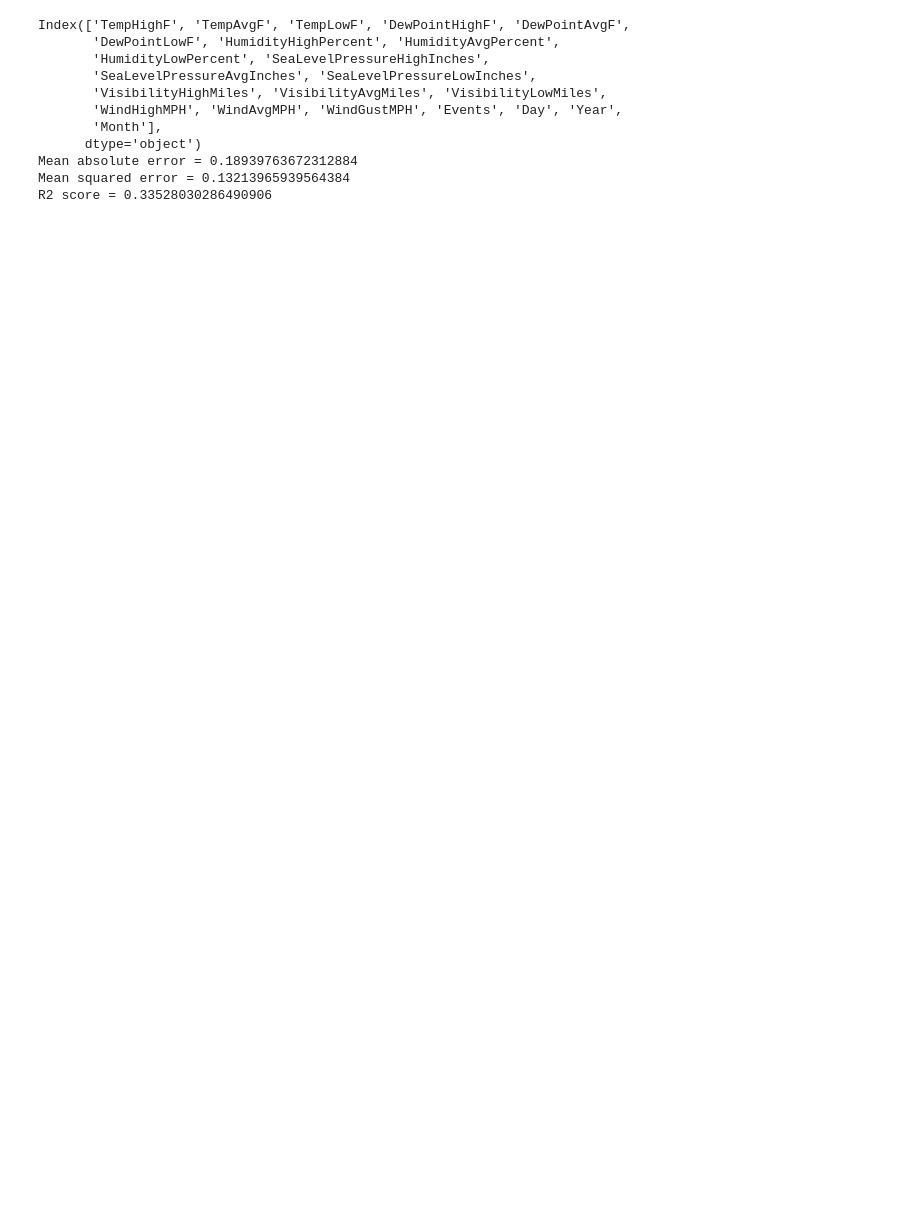
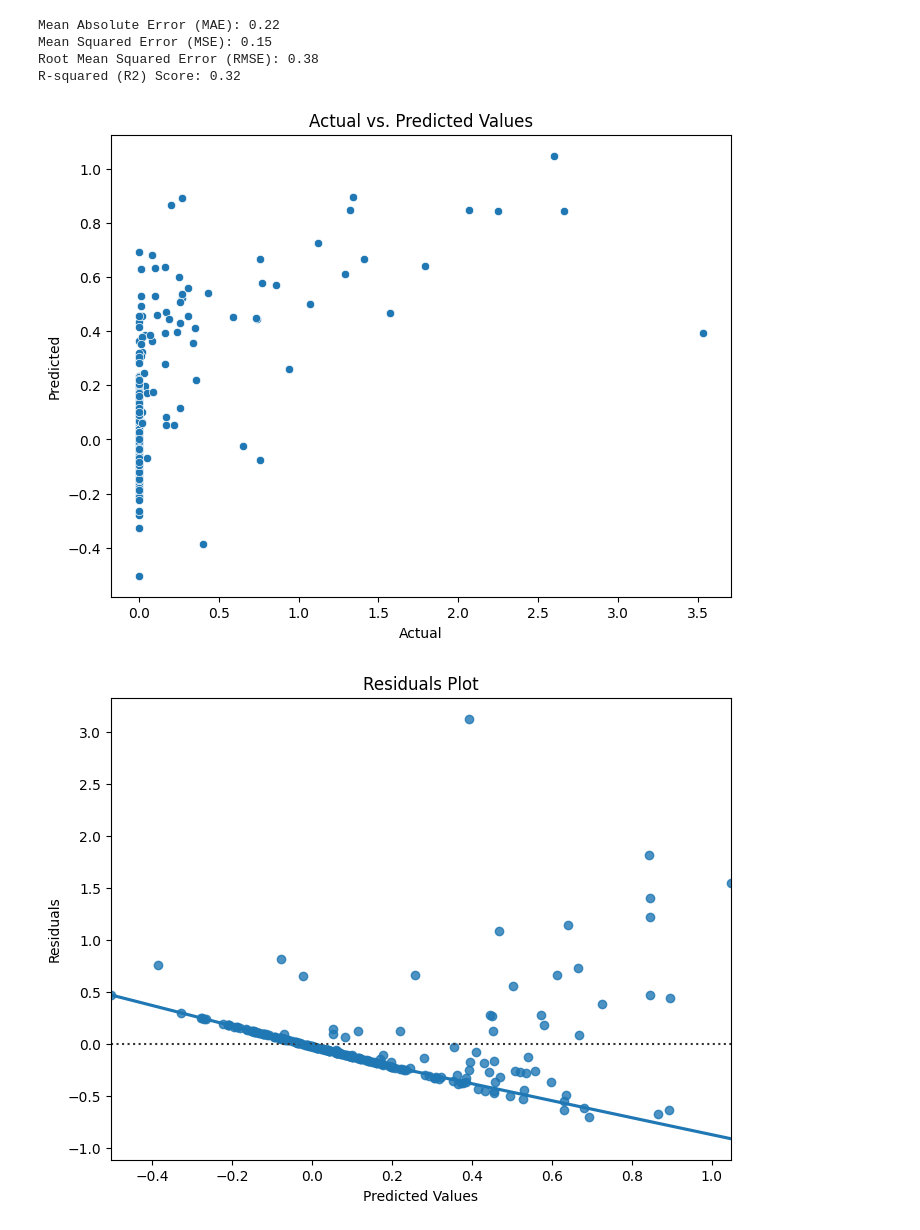
Before and after one commit to Flanker-shyam/Rainfall-Prediction, a Jupyter notebook: main.ipynb, the cells around one changed output. Cells and saved outputs as stored; diff of their text form; code cells hidden in the pictures; blank space fills up the shorter version.

Commit message:
add metrices

```diff
--- a/main.ipynb
+++ b/main.ipynb
@@ -90,24 +75,0 @@ x_std = pd.DataFrame(x_std, columns=X.columns)
-# %%
-x_train, x_test, y_train, y_test = train_test_split(x_std, y)
-
-print(x_train.columns)
-
-reg = linear_model.LinearRegression()
-reg.fit(x_train, y_train)
-y_pred = reg.predict(x_test)
-
-print('Mean absolute error = ' + str(mean_absolute_error(y_test, y_pred)))
-print('Mean squared error = ' + str(mean_squared_error(y_test, y_pred)))
-print('R2 score = ' + str(r2_score(y_test, y_pred)))
-# %% [output]
-Index(['TempHighF', 'TempAvgF', 'TempLowF', 'DewPointHighF', 'DewPointAvgF',
-       'DewPointLowF', 'HumidityHighPercent', 'HumidityAvgPercent',
-       'HumidityLowPercent', 'SeaLevelPressureHighInches',
-       'SeaLevelPressureAvgInches', 'SeaLevelPressureLowInches',
-       'VisibilityHighMiles', 'VisibilityAvgMiles', 'VisibilityLowMiles',
-       'WindHighMPH', 'WindAvgMPH', 'WindGustMPH', 'Events', 'Day', 'Year',
-       'Month'],
-      dtype='object')
-Mean absolute error = 0.18939763672312884
-Mean squared error = 0.13213965939564384
-R2 score = 0.33528030286490906
@@ -115,0 +76,47 @@ R2 score = 0.33528030286490906
+# %%
+# The line `x_train, x_test, y_train, y_test = train_test_split(x_std, y)` is splitting the dataset into training and testing sets.
+x_train, x_test, y_train, y_test = train_test_split(x_std, y, test_size=0.20)
+
+# `reg = linear_model.LinearRegression()` is creating an instance of the LinearRegression class from the linear_model module. This instance, `reg`, will be used to fit the training data and make predictions using linear regression.
+reg = linear_model.LinearRegression()
+
+# `reg.fit(x_train, y_train)` is fitting the linear regression model to the training data. This means that the model is learning the relationship between the input features `x_train` and the corresponding target values `y_train`. The model will adjust its parameters to minimize the difference between the predicted values and the actual values in the training data.
+reg.fit(x_train, y_train)
+
+# `y_pred = reg.predict(x_test)` is using the trained linear regression model (`reg`) to make predictions on the test data (`x_test`). The predicted values are stored in the variable `y_pred`.
+y_pred = reg.predict(x_test)
+# %%
+mae = mean_absolute_error(y_test, y_pred)
+mse = mean_squared_error(y_test, y_pred)
+rmse = mean_squared_error(y_test, y_pred, squared=False)
+r2 = r2_score(y_test, y_pred)
+
+# Print the metrics
+print(f'Mean Absolute Error (MAE): {mae:.2f}')
+print(f'Mean Squared Error (MSE): {mse:.2f}')
+print(f'Root Mean Squared Error (RMSE): {rmse:.2f}')
+print(f'R-squared (R2) Score: {r2:.2f}')
+
+# Visualization - Scatter plot of actual vs. predicted values
+plt.figure(figsize=(8, 6))
+sns.scatterplot(x=y_test, y=y_pred)
+plt.title('Actual vs. Predicted Values')
+plt.xlabel('Actual')
+plt.ylabel('Predicted')
+plt.show()
+
+# Visualization - Residuals Plot
+residuals = y_test - y_pred
+plt.figure(figsize=(8, 6))
+sns.residplot(x=y_pred, y=residuals, lowess=True)
+plt.title('Residuals Plot')
+plt.xlabel('Predicted Values')
+plt.ylabel('Residuals')
+plt.show()
+# %% [output]
+Mean Absolute Error (MAE): 0.22
+Mean Squared Error (MSE): 0.15
+Root Mean Squared Error (RMSE): 0.38
+R-squared (R2) Score: 0.32
+[figure, added]
+[figure, added]
```
Also changed, not shown: parts of 7 cells of this notebook, 3 other files.
